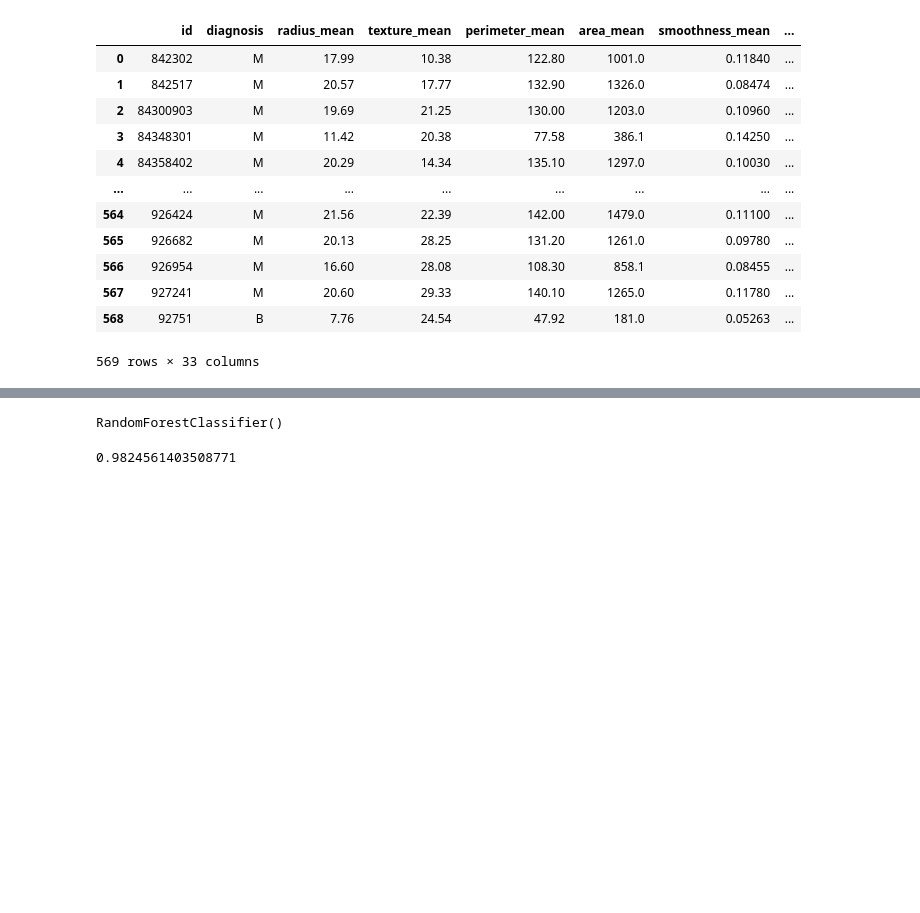
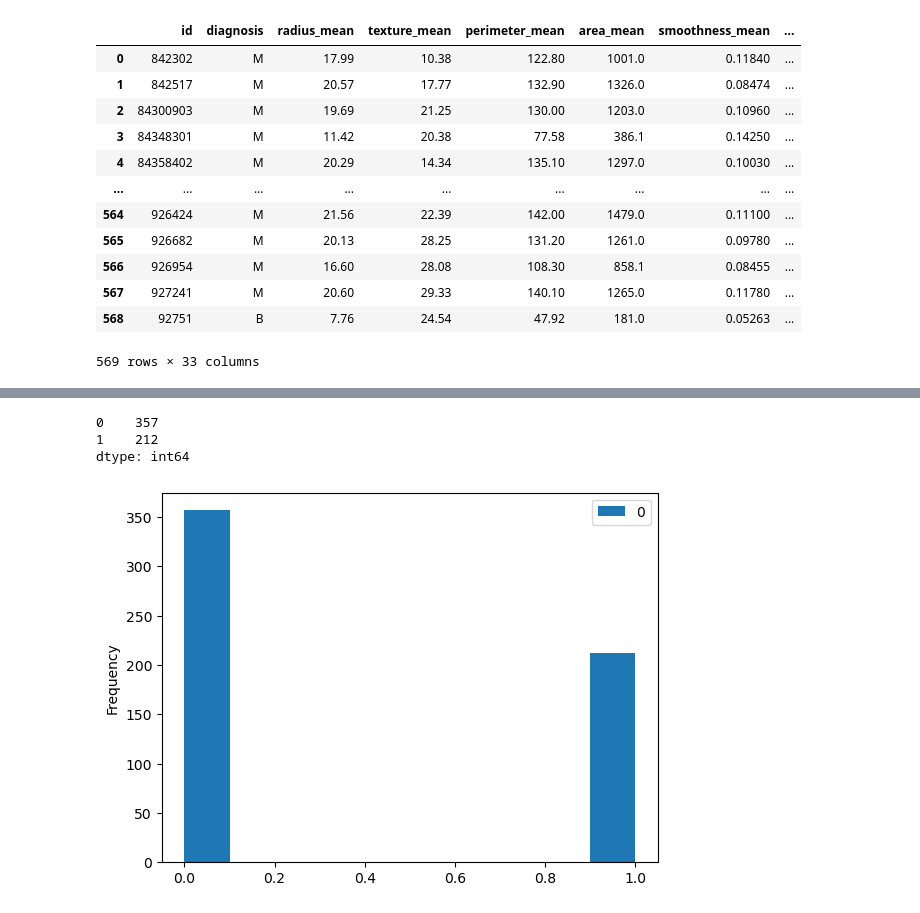
Before and after one commit to salahelden18/breast_cancer_model, a Jupyter notebook: breast_cancer/breast_cancer_machine_learning.ipynb, the cells around one changed output, grey strips where cells are left out. Drawn from its saved outputs; the diff is of its cells as text; code cells hidden in the pictures; blank space fills up the shorter version.

```diff
--- a/breast_cancer/breast_cancer_machine_learning.ipynb
+++ b/breast_cancer/breast_cancer_machine_learning.ipynb
@@ -97,3 +156,18 @@ transformed_y_test = trasform.transform(y_test)
+# %%
+# implement imbalanced data.
+y_data = np.concatenate((transformed_y_train, transformed_y_test))
+
+y_dataframe = pd.DataFrame(y_data)
+# the 60% of the data is 0 and 40% of the data is 1 so no need to implement the imbalanced data step.
+y_dataframe.value_counts()
+# %% [output]
+0    357
+1    212
+dtype: int64
+# %%
+y_dataframe.plot.hist();
+# %% [output]
+[figure, added]
 # %%
 # doing the Normalization using (z-score normalization)
 
@@ -103,16 +177,3 @@ scale = StandardScaler()
 
 scaled_x_train = scale.fit_transform(filled_x_train)
 scaled_x_test = scale.transform(filled_x_test)
-# %%
-# fitting the model
-from sklearn.ensemble import RandomForestClassifier
-
-clf = RandomForestClassifier()
-
-clf.fit(scaled_x_train, transformed_y_train)
-# %% [output]
-RandomForestClassifier()
-# %%
-clf.score(scaled_x_test, transformed_y_test)
-# %% [output]
-0.9824561403508771
```
Also changed, not shown: parts of 26 cells of this notebook.
